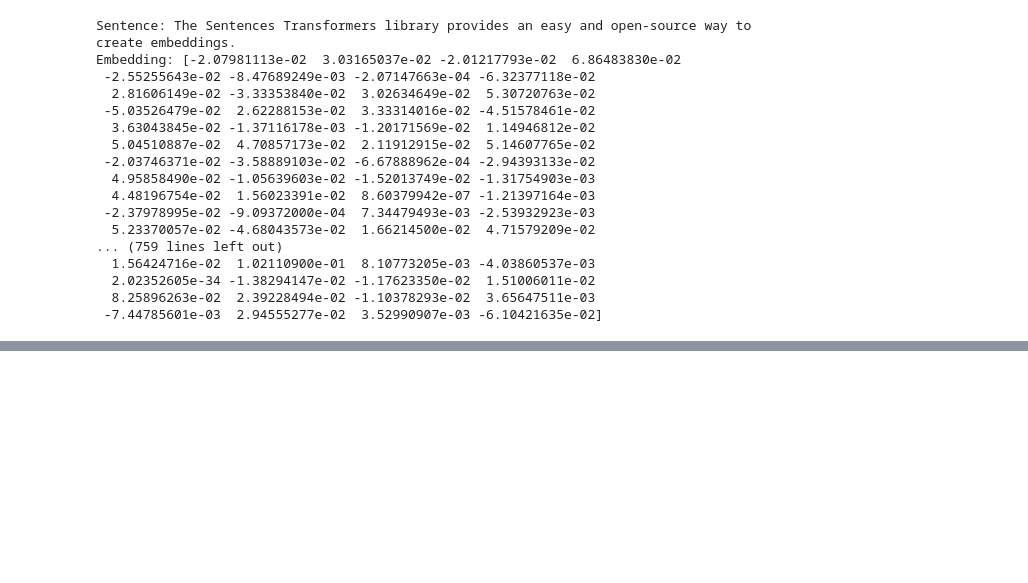
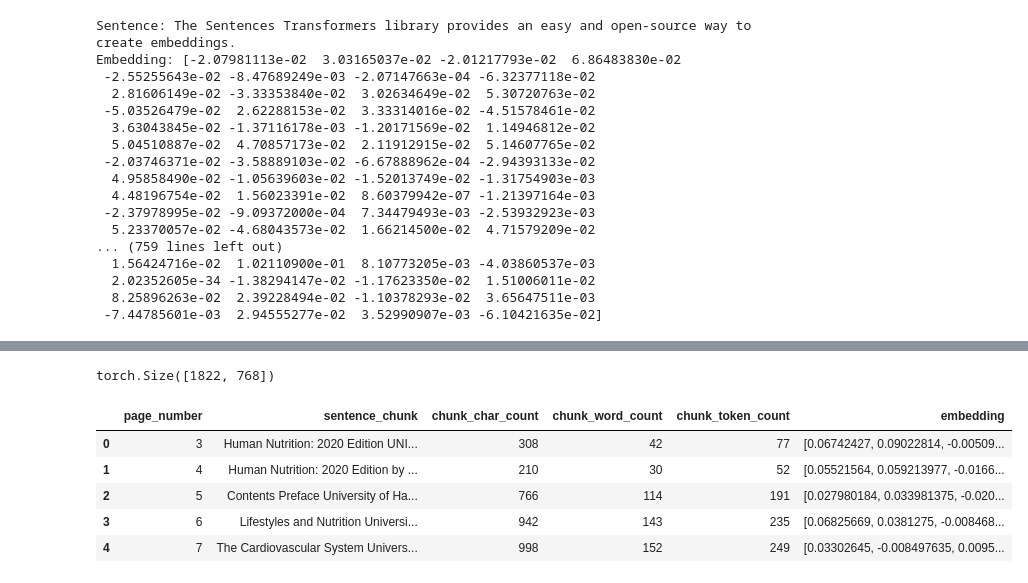
Before and after one commit to Vihith123/RAG_Application, a Jupyter notebook: NutriChatBot.ipynb, the cells around one changed output, grey strips where cells are left out. Cells and saved outputs as stored; diff of their text form; code cells hidden in the pictures; blank space fills up the shorter version.

```diff
--- a/NutriChatBot.ipynb
+++ b/NutriChatBot.ipynb
@@ -351,3 +349,64 @@ text_chunk_and_embeddings_df_load.head()
 | 2 | 5 | Contents Preface University of Ha... | 766 | 114 | 191 | [ 2.79801842e-02 3.39813754e-02 -... |
 | 3 | 6 | Lifestyles and Nutrition Universi... | 942 | 143 | 235 | [ 6.82566911e-02 3.81275006e-02 -... |
 | 4 | 7 | The Cardiovascular System Univers... | 998 | 152 | 249 | [ 3.30264494e-02 -8.49763490e-03 ... |
+# %%
+import random
+
+import torch
+import numpy as np
+import pandas as pd
+# Removed json import as it's no longer used for parsing this string format
+
+device = "cuda" if torch.cuda.is_available() else "cpu"
+
+# Import texts and embedding df
+text_chunks_and_embedding_df = pd.read_csv("text_chunk_and_embeddings_df.csv")
+
+# Function to parse the string representation of a numpy array back into a numpy array
+def parse_embedding_string_to_array(embedding_str):
+    # Remove leading/trailing brackets, any ellipsis, and split by space.
+    # Example string in CSV: "[ 0.0674242675  0.0902281404 -0.00509548886 ...]"
+    # First, handle potential truncation by '...' if it's present, otherwise it might cause ValueError.
+    if '...' in embedding_str:
+        # Attempt to remove '...' and ensure proper closing bracket, if it was truncated.
+        # This is a heuristic and assumes '...' is at the end of meaningful numbers.
+        embedding_str = embedding_str.split('...')[0].strip() + ']'
+
+    # Remove outer brackets and any extra spaces before splitting
+    cleaned_str = embedding_str.strip('[] ')
+
+    # Split by space and convert each numeric part to float. Filter out any empty strings.
+    try:
+        float_list = [float(num_str) for num_str in cleaned_str.split() if num_str]
+        return np.array(float_list, dtype=np.float32)
+    except ValueError:
+        print(f"Warning: Could not fully parse embedding string: '{embedding_str}'. Returning empty array.")
+        return np.array([], dtype=np.float32)
+
+# Apply the custom parsing function to the 'embedding' column
+text_chunks_and_embedding_df["embedding"] = text_chunks_and_embedding_df["embedding"].apply(parse_embedding_string_to_array)
+
+# Filter out any rows where parsing might have failed or resulted in an incorrect embedding dimension
+# The embedding model 'all-mpnet-base-v2' produces 768-dimensional embeddings.
+expected_embedding_dim = 768
+text_chunks_and_embedding_df = text_chunks_and_embedding_df[
+    text_chunks_and_embedding_df["embedding"].apply(lambda x: len(x) == expected_embedding_dim)
+].reset_index(drop=True)
+
+# Convert texts and embedding df to list of dicts
+pages_and_chunks = text_chunks_and_embedding_df.to_dict(orient="records")
+
+# Convert embeddings to torch tensor and send to device (NumPy arrays are float64, torch tensors are float32 by default)
+embeddings = torch.tensor(np.array(text_chunks_and_embedding_df["embedding"].tolist()), dtype=torch.float32).to(device)
+embeddings.shape
+# %% [output]
+torch.Size([1822, 768])
+# %%
+text_chunks_and_embedding_df.head()
+# %% [output]
+|  | page_number | sentence_chunk | chunk_char_count | chunk_word_count | chunk_token_count | embedding |
+| 0 | 3 | Human Nutrition: 2020 Edition UNI... | 308 | 42 | 77 | [0.06742427, 0.09022814, -0.00509... |
+| 1 | 4 | Human Nutrition: 2020 Edition by ... | 210 | 30 | 52 | [0.05521564, 0.059213977, -0.0166... |
+| 2 | 5 | Contents Preface University of Ha... | 766 | 114 | 191 | [0.027980184, 0.033981375, -0.020... |
+| 3 | 6 | Lifestyles and Nutrition Universi... | 942 | 143 | 235 | [0.06825669, 0.0381275, -0.008468... |
+| 4 | 7 | The Cardiovascular System Univers... | 998 | 152 | 249 | [0.03302645, -0.008497635, 0.0095... |
```
Also changed, not shown: parts of 18 cells of this notebook.
